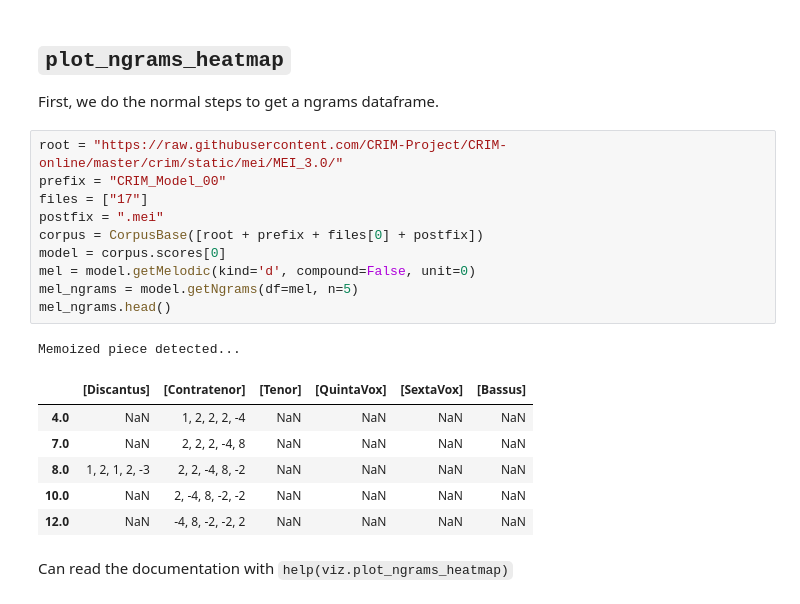
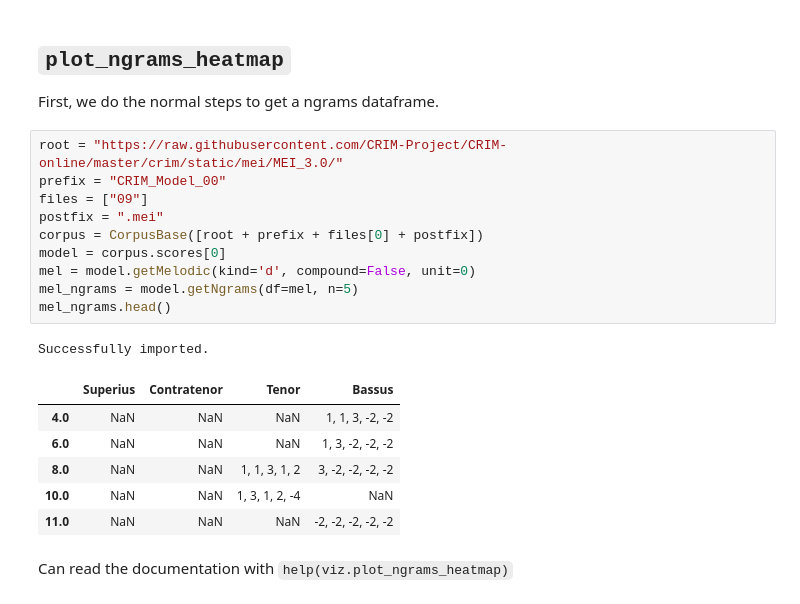
Before and after one commit to trangdang168/CRIM_Intervals_Notebooks, a Jupyter notebook: Trang_CRIM_Intervals_Morgan.ipynb, the cells around one changed output. Drawn from its saved outputs; the diff is of its cells as text.

```diff
--- a/Trang_CRIM_Intervals_Morgan.ipynb
+++ b/Trang_CRIM_Intervals_Morgan.ipynb
@@ -28,21 +26,21 @@ First, we do the normal steps to get a ngrams dataframe.
 # %%
 root = "https://raw.githubusercontent.com/CRIM-Project/CRIM-online/master/crim/static/mei/MEI_3.0/"
 prefix = "CRIM_Model_00"
-files = ["17"]
+files = ["09"]
 postfix = ".mei"
 corpus = CorpusBase([root + prefix + files[0] + postfix])
 model = corpus.scores[0]
 mel = model.getMelodic(kind='d', compound=False, unit=0)
 mel_ngrams = model.getNgrams(df=mel, n=5)
 mel_ngrams.head()
 # %% [output]
-Memoized piece detected...
+Successfully imported.
-|  | [Discantus] | [Contratenor] | [Tenor] | [QuintaVox] | [SextaVox] | [Bassus] |
-| 4.0 | NaN | 1, 2, 2, 2, -4 | NaN | NaN | NaN | NaN |
-| 7.0 | NaN | 2, 2, 2, -4, 8 | NaN | NaN | NaN | NaN |
-| 8.0 | 1, 2, 1, 2, -3 | 2, 2, -4, 8, -2 | NaN | NaN | NaN | NaN |
-| 10.0 | NaN | 2, -4, 8, -2, -2 | NaN | NaN | NaN | NaN |
-| 12.0 | NaN | -4, 8, -2, -2, 2 | NaN | NaN | NaN | NaN |
+|  | Superius | Contratenor | Tenor | Bassus |
+| 4.0 | NaN | NaN | NaN | 1, 1, 3, -2, -2 |
+| 6.0 | NaN | NaN | NaN | 1, 3, -2, -2, -2 |
+| 8.0 | NaN | NaN | 1, 1, 3, 1, 2 | 3, -2, -2, -2, -2 |
+| 10.0 | NaN | NaN | 1, 3, 1, 2, -4 | NaN |
+| 11.0 | NaN | NaN | NaN | -2, -2, -2, -2, -2 |
 # %% [markdown]
 Can read the documentation with `help(viz.plot_ngrams_heatmap)`
 # %%
```
Also changed, not shown: parts of 22 cells of this notebook, 10 other files.
